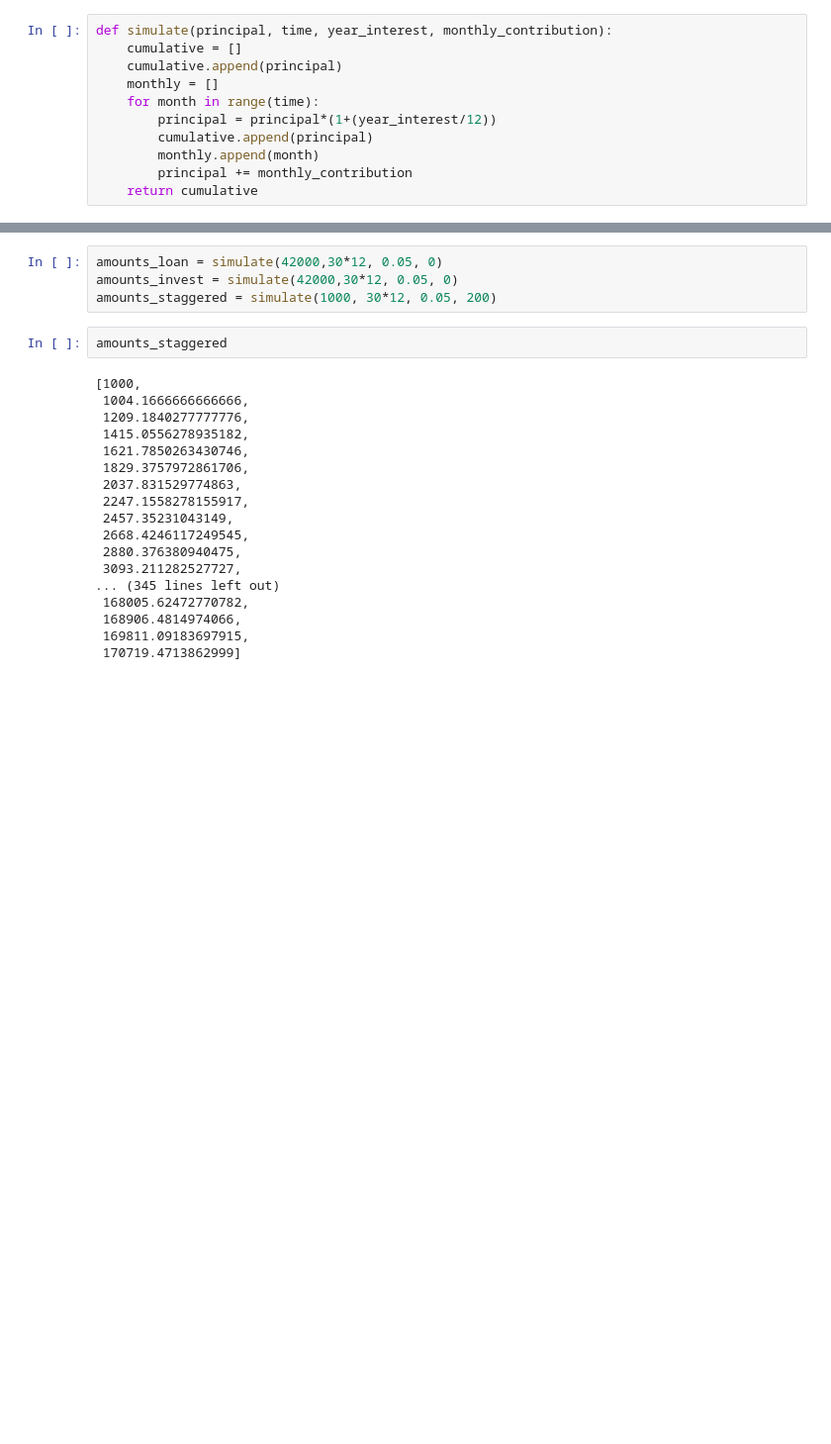
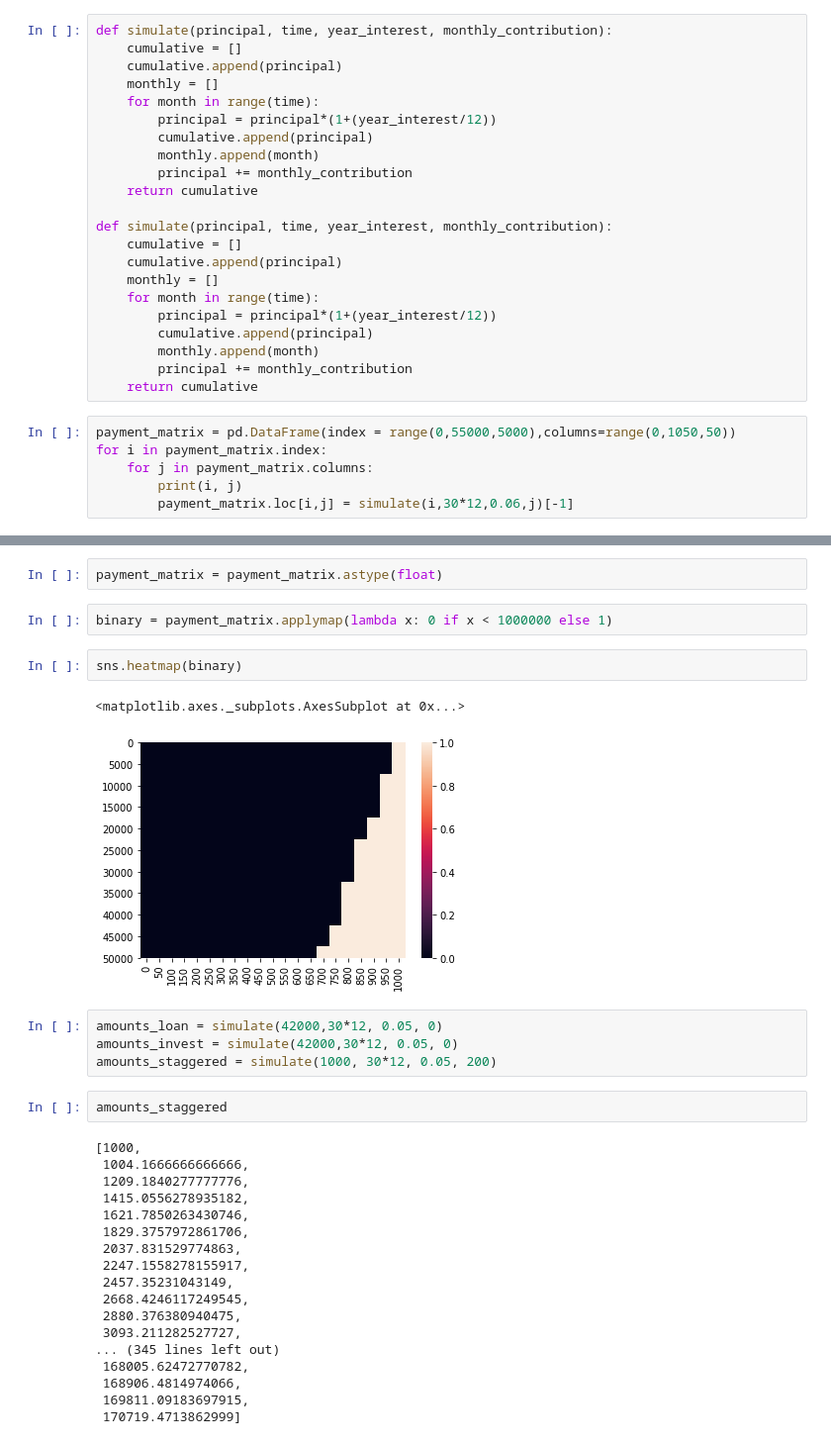
Before and after one commit to lvassor/student_finance_simulation, a Jupyter notebook: notebooks/loan_vs_invest.ipynb, the cells around one changed output, grey strips where cells are left out. Shown at 99% size. Drawn from its saved outputs; the diff is of its cells as text; blank space fills up the shorter version.

```diff
--- a/notebooks/loan_vs_invest.ipynb
+++ b/notebooks/loan_vs_invest.ipynb
@@ -18,3 +18,20 @@ def simulate(principal, time, year_interest, monthly_contribution):
         monthly.append(month)
         principal += monthly_contribution
     return cumulative
+
+def simulate(principal, time, year_interest, monthly_contribution):
+    cumulative = []
+    cumulative.append(principal)
+    monthly = []
+    for month in range(time):
+        principal = principal*(1+(year_interest/12))
+        cumulative.append(principal)
+        monthly.append(month)
+        principal += monthly_contribution
+    return cumulative
+# %%
+payment_matrix = pd.DataFrame(index = range(0,55000,5000),columns=range(0,1050,50))
+for i in payment_matrix.index:
+    for j in payment_matrix.columns:
+        print(i, j)
+        payment_matrix.loc[i,j] = simulate(i,30*12,0.06,j)[-1]
@@ -21,3 +56,12 @@ def simulate(principal, time, year_interest, monthly_contribution):
+# %%
+payment_matrix = payment_matrix.astype(float)
+# %%
+binary = payment_matrix.applymap(lambda x: 0 if x < 1000000 else 1)
+# %%
+sns.heatmap(binary)
+# %% [output]
+<matplotlib.axes._subplots.AxesSubplot at 0x...>
+[figure, added]
 # %%
 amounts_loan = simulate(42000,30*12, 0.05, 0)
 amounts_invest = simulate(42000,30*12, 0.05, 0)
```
Also changed, not shown: parts of 3 cells of this notebook, 7 other files.
